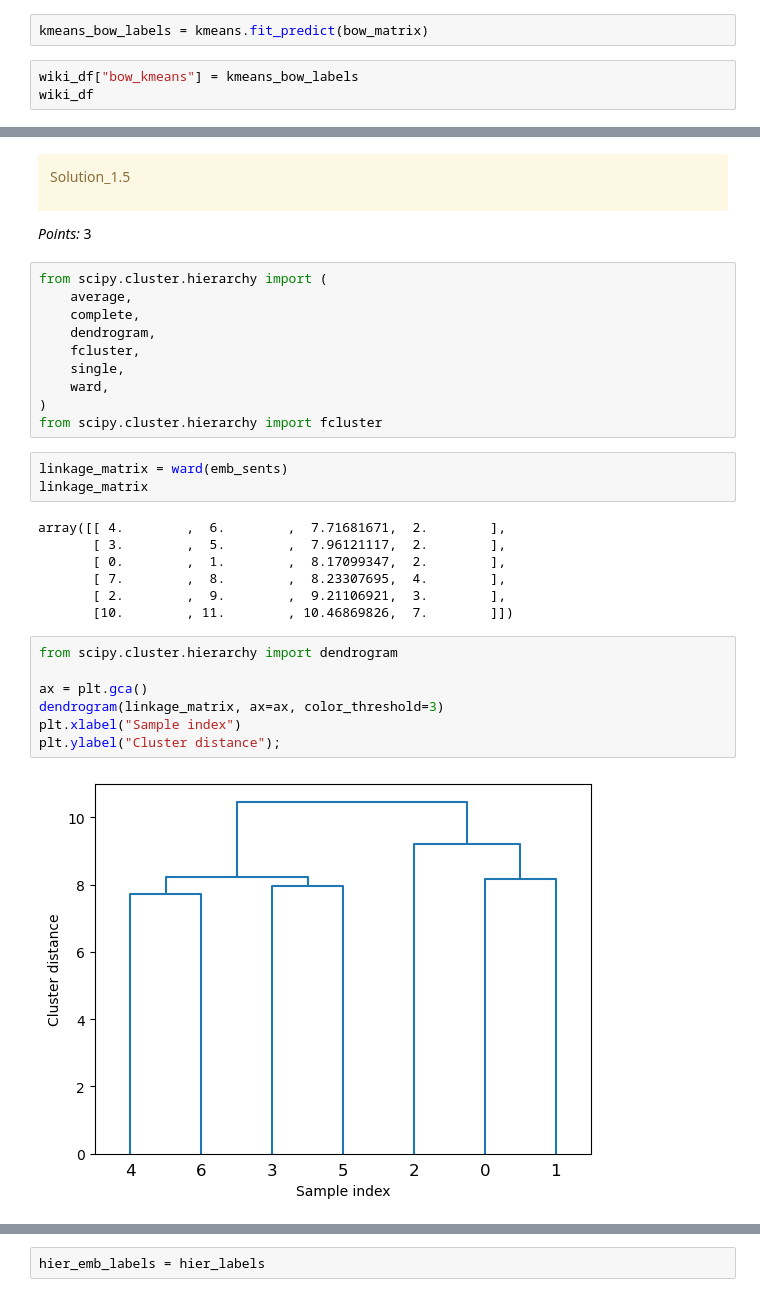
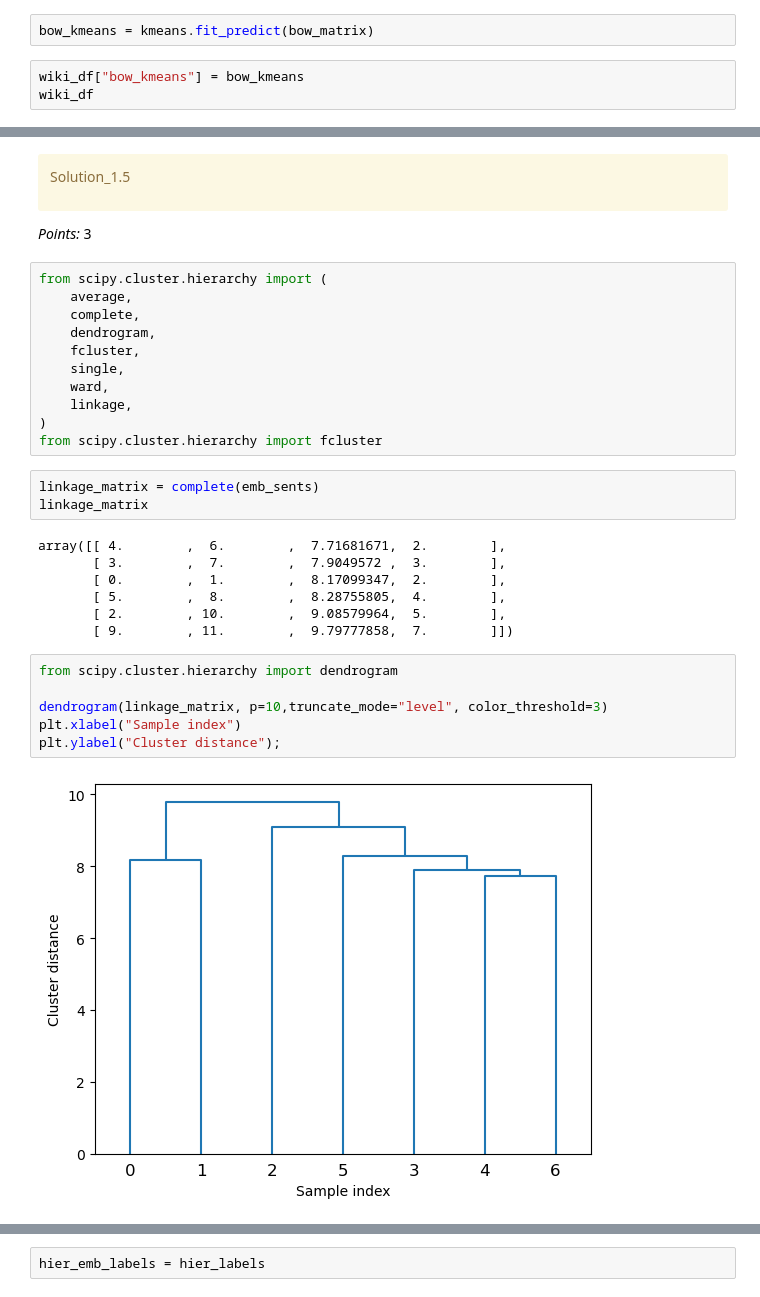
Before and after one commit to amori0723/330_hw6, a Jupyter notebook: hw6.ipynb, the cells around one changed output, grey strips where cells are left out. Saved outputs shown, nothing was run; the diff lists cells and outputs as text.

```diff
--- a/hw6.ipynb
+++ b/hw6.ipynb
@@ -210,9 +210,9 @@ bow_matrix
 <Compressed Sparse Row sparse matrix of dtype 'int64'
         with 114 stored elements and shape (7, 94)>
 # %%
-kmeans_bow_labels = kmeans.fit_predict(bow_matrix)
+bow_kmeans = kmeans.fit_predict(bow_matrix)
 # %%
-wiki_df["bow_kmeans"] = kmeans_bow_labels
+wiki_df["bow_kmeans"] = bow_kmeans
 wiki_df
 # %% [output]
 |  | wiki query | text | n_words | bow_kmeans |
@@ -417,27 +417,27 @@ from scipy.cluster.hierarchy import (
     fcluster,
     single,
     ward,
+    linkage,
 )
 from scipy.cluster.hierarchy import fcluster
 # %%
-linkage_matrix = ward(emb_sents)
+linkage_matrix = complete(emb_sents)
 linkage_matrix
 # %% [output]
 array([[ 4.        ,  6.        ,  7.71681671,  2.        ],
-       [ 3.        ,  5.        ,  7.96121117,  2.        ],
+       [ 3.        ,  7.        ,  7.9049572 ,  3.        ],
        [ 0.        ,  1.        ,  8.17099347,  2.        ],
-       [ 7.        ,  8.        ,  8.23307695,  4.        ],
-       [ 2.        ,  9.        ,  9.21106921,  3.        ],
-       [10.        , 11.        , 10.46869826,  7.        ]])
+       [ 5.        ,  8.        ,  8.28755805,  4.        ],
+       [ 2.        , 10.        ,  9.08579964,  5.        ],
+       [ 9.        , 11.        ,  9.79777858,  7.        ]])
 # %%
 from scipy.cluster.hierarchy import dendrogram
 
-ax = plt.gca()
-dendrogram(linkage_matrix, ax=ax, color_threshold=3)
+dendrogram(linkage_matrix, p=10,truncate_mode="level", color_threshold=3)
 plt.xlabel("Sample index")
 plt.ylabel("Cluster distance");
 # %% [output]
-[figure, old version]
+[figure, new version]
 # %%
 # flattening the dendrogram based on maximum number of clusters.
 hier_labels = fcluster(linkage_matrix, 3, criterion="maxclust")
```
Also changed, not shown: parts of 85 cells of this notebook.
